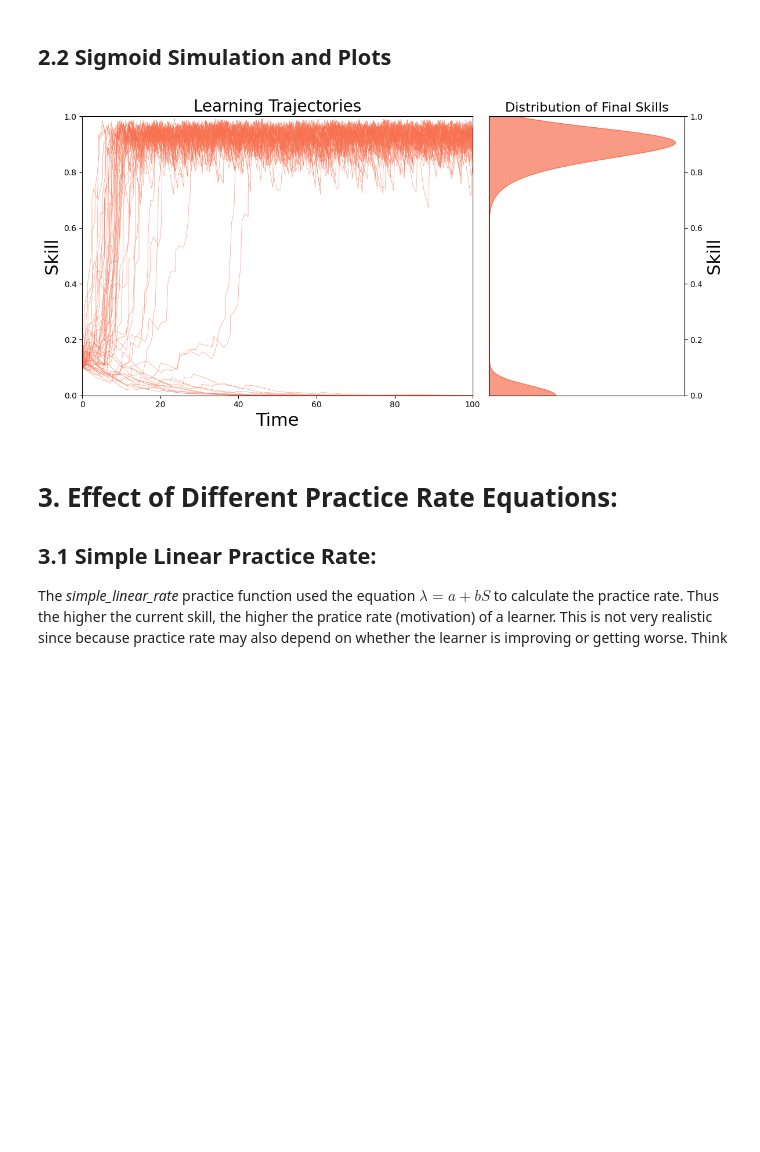
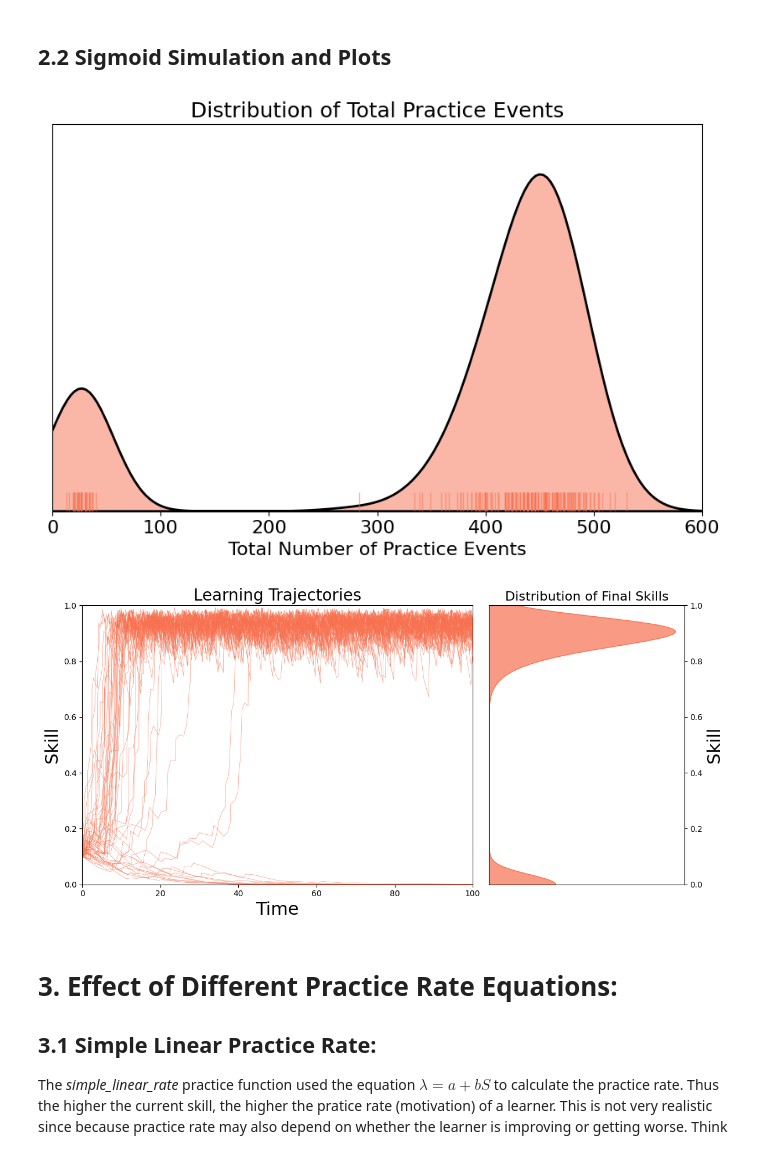
Before and after one commit to plaskar/rps_model, a Jupyter notebook: notebooks/Basic Model Analysis.ipynb, the cells around one changed output. Cells and saved outputs as stored; diff of their text form; code cells hidden in the pictures; blank space fills up the shorter version.

```diff
--- a/notebooks/Basic Model Analysis.ipynb
+++ b/notebooks/Basic Model Analysis.ipynb
@@ -92,22 +102,24 @@ concave_sims.plot_trajectory_and_histogram(colour_lineplots=concave_colour, colo
 # %%
 # initializing the class
 sigmoid_sims = RPS_multirun(learning_func=logistic_learning(alpha=0.4),
                             forgetting_func=exp_forgetting,
                             practice_rate_func=simple_prac_func,
                             waiting_time_dist=exponential_waiting_time,
                             n_sims=200)
 
 # running the simulations
 sigmoid_sims.run_multiple_sims(interpolate_forgetting=False)
 
 sigmoid_colour = '#f77150'
 
+sigmoid_sims.plot_practice_events_distribution(colour=sigmoid_colour)
 # combined_plot of learning trajectories + histogram of final skills:
 #sigmoid_sims.plot_summary_cogsci(colour_lineplots=sigmoid_colour, colour_histogram=sigmoid_colour, n_plots=50, bw_adjust=0.3,
 sigmoid_sims.plot_trajectory_and_histogram(colour_lineplots=sigmoid_colour, colour_histogram=sigmoid_colour,
                                            n_plots=50, bw_adjust=0.3, save_location='../plots/sigmoid_sim_summ.jpg', save_dpi=plot_dpi)
 # %% [output]
-[figure, old version]
+[figure, new version]
+[figure, added]
 # %% [markdown]
 # 3. Effect of Different Practice Rate Equations:
 ## 3.1 Simple Linear Practice Rate:
```
Also changed, not shown: parts of 3 cells of this notebook, 52 other files.
